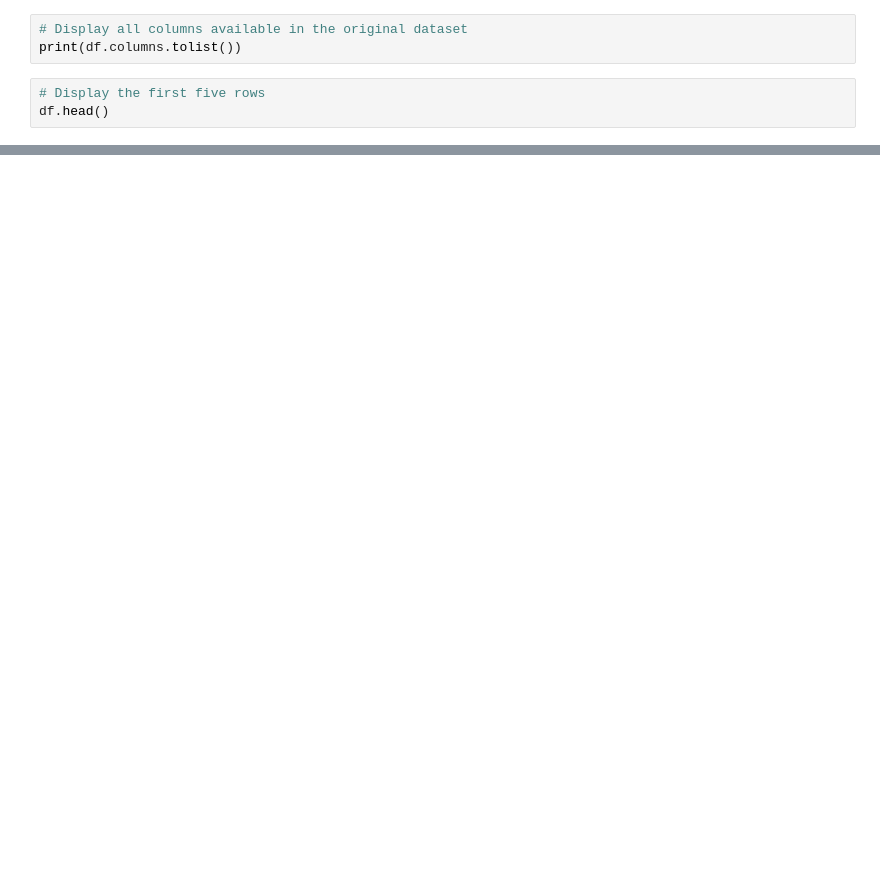
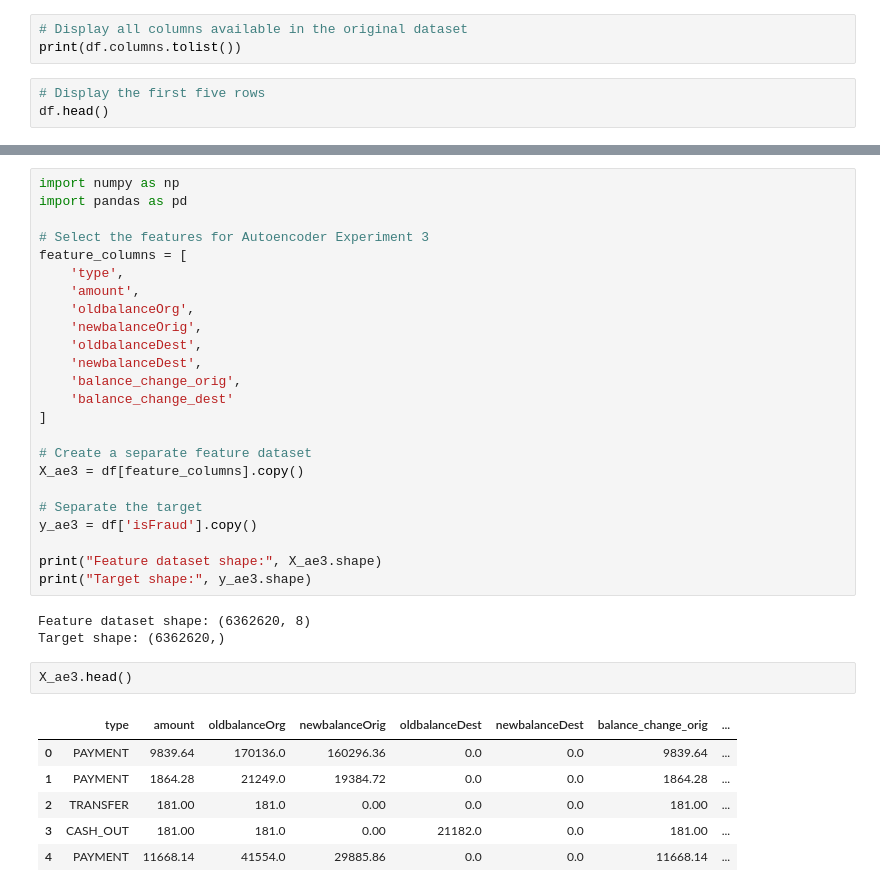
Before and after one commit to sthasarita/digital_wallet_fraud_detection, a Jupyter notebook: notebooks/main.ipynb, the cells around one changed output, grey strips where cells are left out. Drawn from its saved outputs; the diff is of its cells as text; blank space fills up the shorter version.

```diff
--- a/main.ipynb
+++ b/notebooks/main.ipynb
@@ -2603,0 +2986,36 @@ print(
+# %%
+import numpy as np
+import pandas as pd
+
+# Select the features for Autoencoder Experiment 3
+feature_columns = [
+    'type',
+    'amount',
+    'oldbalanceOrg',
+    'newbalanceOrig',
+    'oldbalanceDest',
+    'newbalanceDest',
+    'balance_change_orig',
+    'balance_change_dest'
+]
+
+# Create a separate feature dataset
+X_ae3 = df[feature_columns].copy()
+
+# Separate the target
+y_ae3 = df['isFraud'].copy()
+
+print("Feature dataset shape:", X_ae3.shape)
+print("Target shape:", y_ae3.shape)
+# %% [output]
+Feature dataset shape: (6362620, 8)
+Target shape: (6362620,)
+# %%
+X_ae3.head()
+# %% [output]
+|  | type | amount | oldbalanceOrg | newbalanceOrig | oldbalanceDest | newbalanceDest | balance_change_orig | ... |
+| 0 | PAYMENT | 9839.64 | 170136.0 | 160296.36 | 0.0 | 0.0 | 9839.64 | ... |
+| 1 | PAYMENT | 1864.28 | 21249.0 | 19384.72 | 0.0 | 0.0 | 1864.28 | ... |
+| 2 | TRANSFER | 181.00 | 181.0 | 0.00 | 0.0 | 0.0 | 181.00 | ... |
+| 3 | CASH_OUT | 181.00 | 181.0 | 0.00 | 21182.0 | 0.0 | 181.00 | ... |
+| 4 | PAYMENT | 11668.14 | 41554.0 | 29885.86 | 0.0 | 0.0 | 11668.14 | ... |
```
Also changed, not shown: parts of 86 cells of this notebook, 7 other files.
